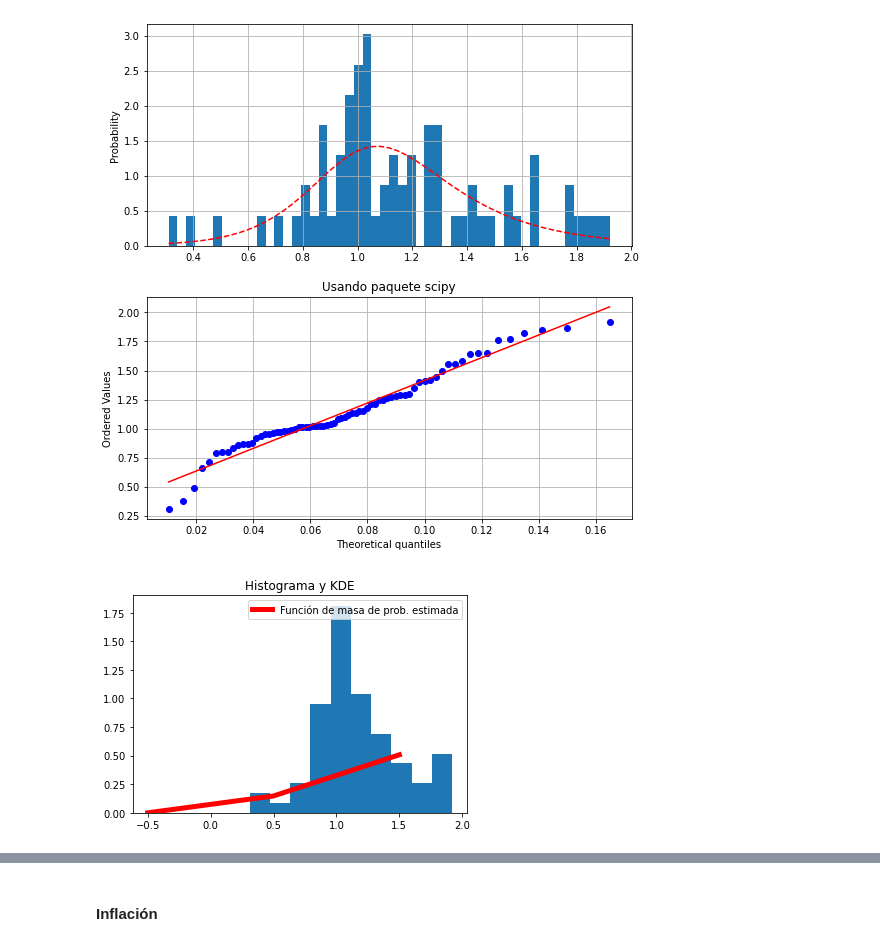
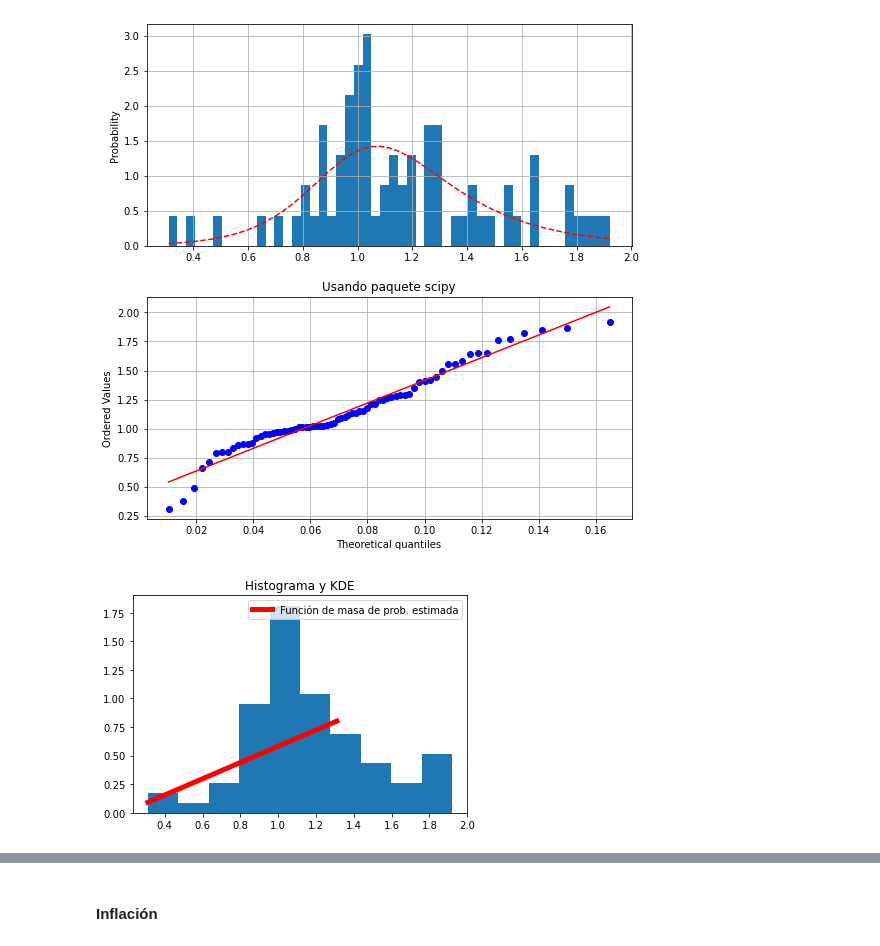
Before and after one commit to Zairo9/Proyecto, a Jupyter notebook: GuiaProyecto.ipynb, the cells around one changed output, grey strips where cells are left out. Saved outputs shown, nothing was run; the diff lists cells and outputs as text; code cells hidden in the pictures.

```diff
--- a/GuiaProyecto.ipynb
+++ b/GuiaProyecto.ipynb
@@ -562,12 +612,12 @@ Q_Q(pop,dist,p)
 # %% [output]
 [figure]
 # %%
-dom = np.arange(-0.5,2)
+dom = np.arange(min(pop),max(pop))
 plt.hist(pop,bins="auto",density=True)
 pop_fun = kde_statsmodels_m(pop)
 plt.plot(dom, pop_fun(dom), label='Función de masa de prob. estimada', color='r', linewidth=5)
 plt.title("Histograma y KDE")
 plt.legend()
 plt.show()
 # %% [output]
-[figure, old version]
+[figure, new version]
```
Also changed, not shown: parts of 24 cells of this notebook.
